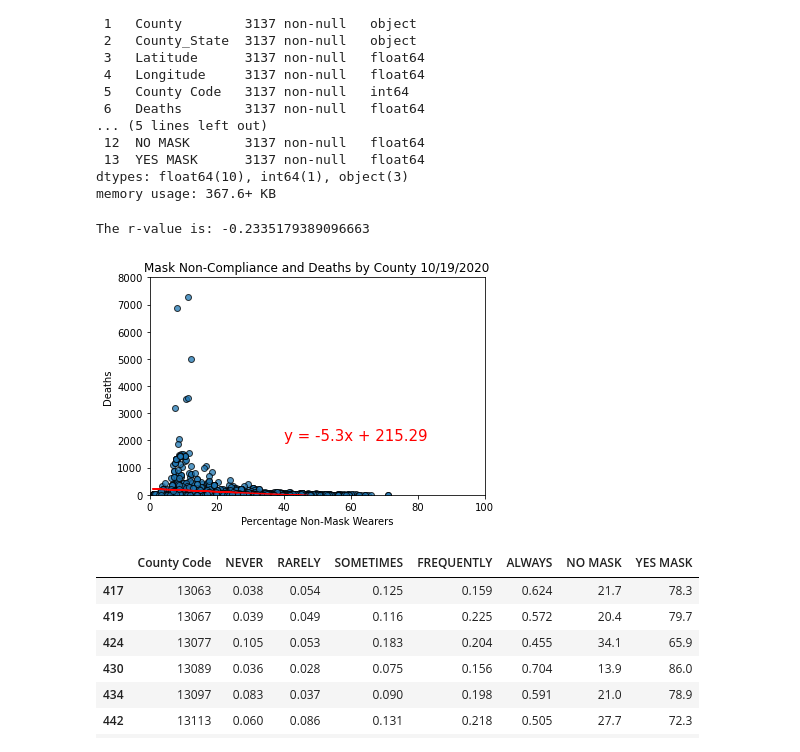
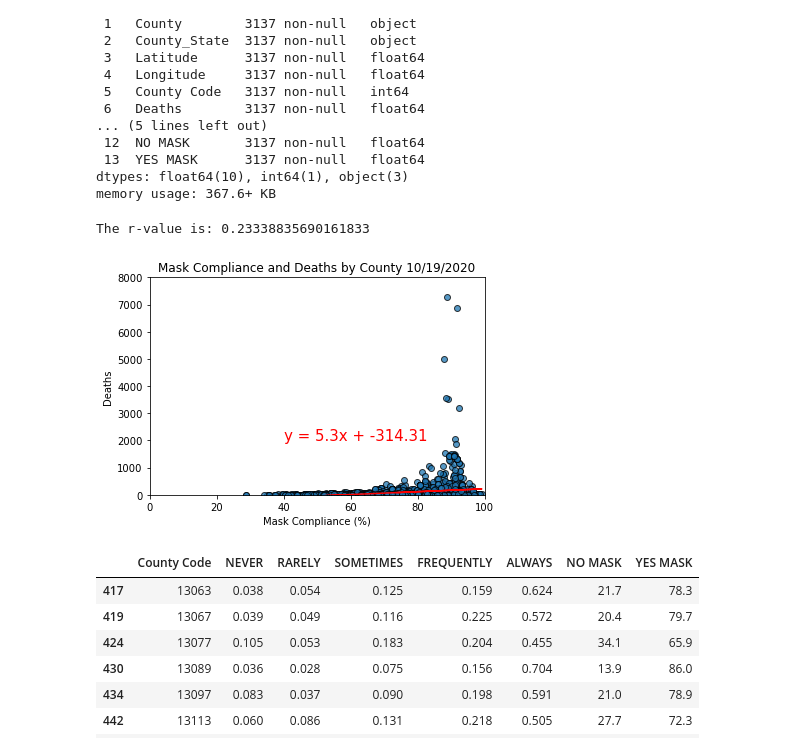
Before and after one commit to rashaad18/project_1, a Jupyter notebook: MaskMerge.ipynb, the cells around one changed output. Saved outputs shown, nothing was run; the diff lists cells and outputs as text; code cells hidden in the pictures.

```diff
--- a/MaskMerge.ipynb
+++ b/MaskMerge.ipynb
@@ -197,33 +197,33 @@ memory usage: 367.6+ KB
 # %%
 # Test correlation
 
 # Variables
-x_val= no_nulls["NO MASK"]
+x_val= no_nulls["YES MASK"]
 y_val= no_nulls["Deaths"]
 
 # Perform linear regression
 slope, intercept, r, p, stderr = linregress(x_val, y_val)
 
 # Slope equation
 regress_values = x_val * slope + intercept
 
 # Add line
 line_eq = "y = " + str(round(slope,2)) + "x + " + str(round(intercept,2))
 
 plt.scatter(x_val, y_val, marker="o", alpha=.75, edgecolors="k")
 plt.plot(x_val,regress_values,"r-")
 plt.annotate(line_eq,(40,2000),fontsize=15,color="red")
-plt.title("Mask Non-Compliance and Deaths by County 10/19/2020")
-plt.xlabel("Percentage Non-Mask Wearers")
+plt.title("Mask Compliance and Deaths by County 10/19/2020")
+plt.xlabel("Mask Compliance (%)")
 plt.ylabel("Deaths")
 plt.xlim(0, 100)
 plt.ylim(-5, 8000)
 print(f"The r-value is: {r}")
-#plt.savefig("Mask Non-Compliance and Deaths by County.png")
+#plt.savefig("Mask Compliance and Deaths by County.png")
 plt.show()
 # %% [output]
-The r-value is: -0.2335179389096663
+The r-value is: 0.23338835690161833
-[figure, old version]
+[figure, new version]
 # %%
 # Export to Excel
 #no_nulls.to_csv("Masks_Deaths_Data.csv")
```
